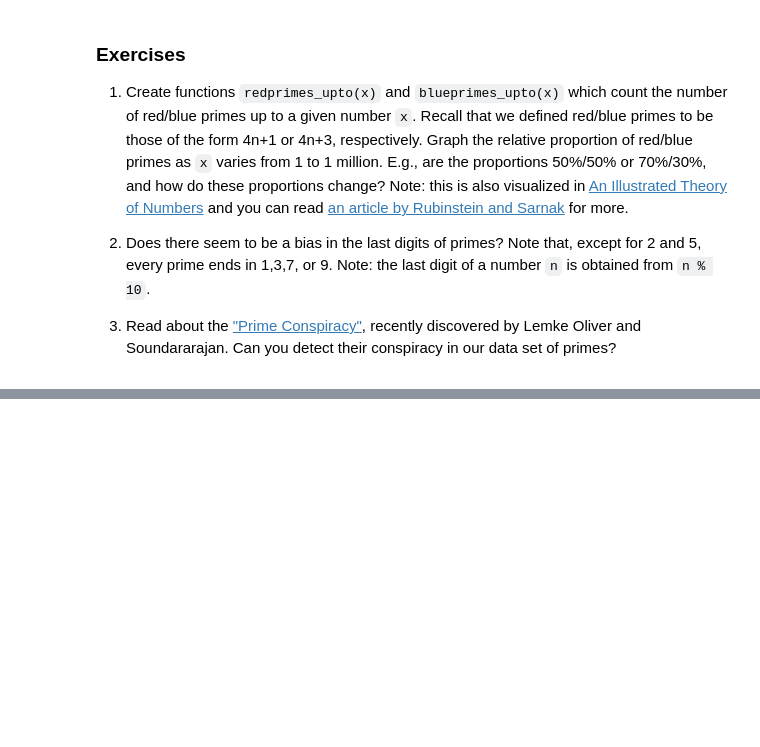
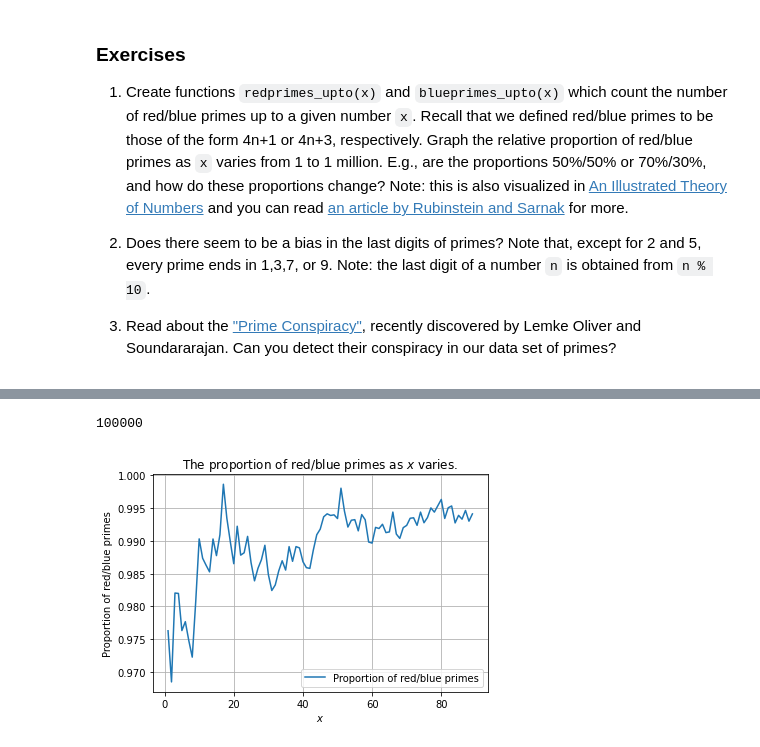
Before and after one commit to joazunig/PythonForMathematics, a Jupyter notebook: P4M_Notebook_3.ipynb, the cells around one changed output, grey strips where cells are left out. Drawn from its saved outputs; the diff is of its cells as text; code cells hidden in the pictures; blank space fills up the shorter version.

```diff
--- a/P4M_Notebook_3.ipynb
+++ b/P4M_Notebook_3.ipynb
@@ -1110,0 +1361,24 @@ Observe that gaps of 2 (twin primes) are pretty frequent.  There are over 8000 o
+# %%
+x = int(input())
+
+num = []
+for i in range(10000,x,1000):
+  x_values = float(redprimes_upto(i) / blueprimes_upto(i))
+  num.append(x_values)
+
+e = len(num)
+m = []
+for i in range(1,e):
+  m.append(i)
+
+%matplotlib inline
+plt.plot(m, num[1:], label='Proportion of red/blue primes')
+plt.title('The proportion of red/blue primes as $x$ varies.')
+plt.ylabel('Proportion of red/blue primes')
+plt.xlabel('$x$')
+plt.grid(True)
+plt.legend()
+plt.show()
+# %% [output]
+100000
+[figure, added]
```
Also changed, not shown: parts of 98 cells of this notebook.
